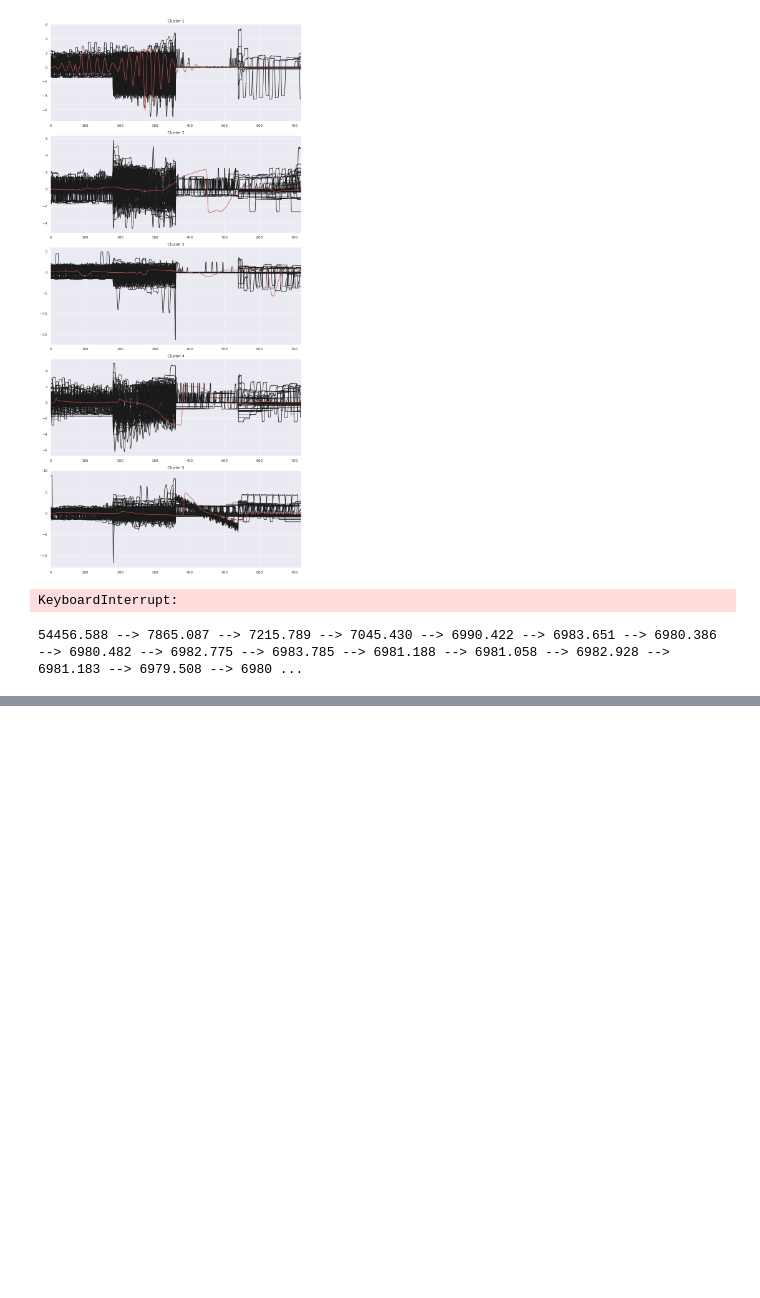
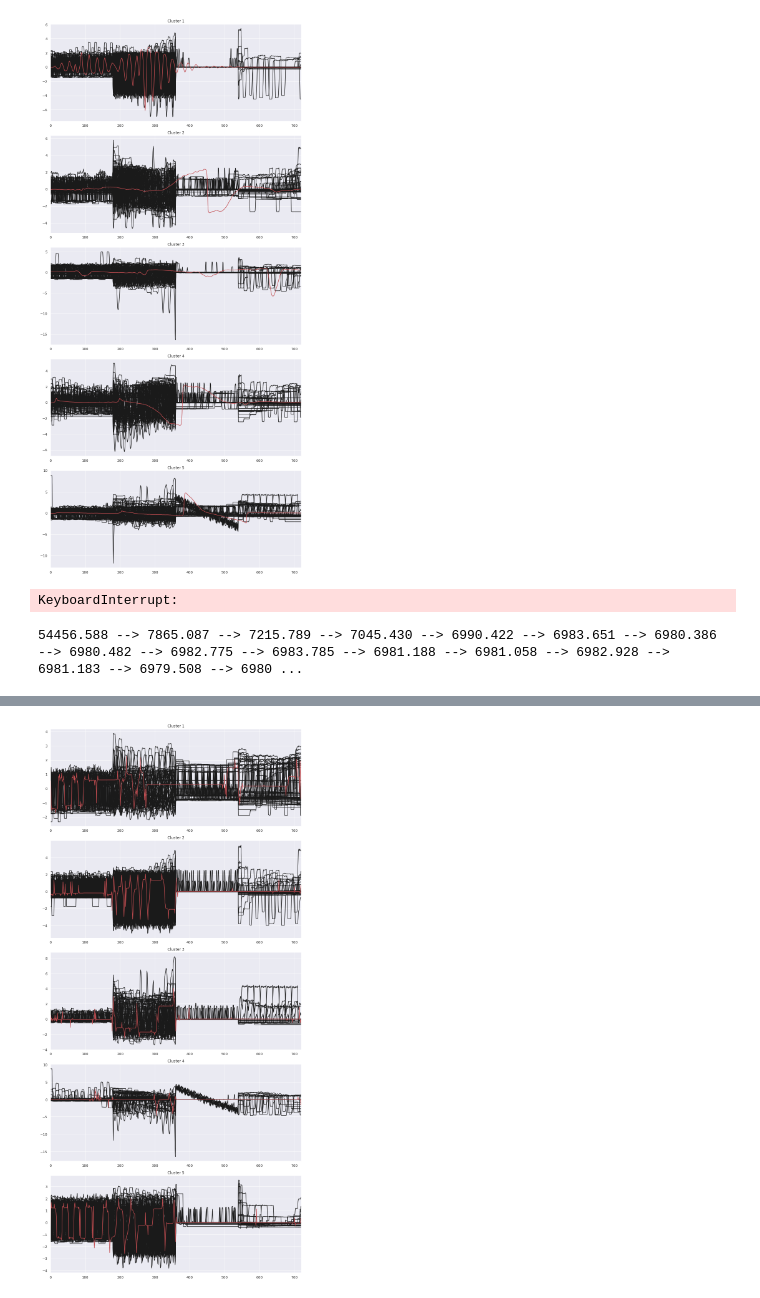
Before and after one commit to rodrigorivera/nr_clustering, a Jupyter notebook: notebooks/clustering_methods_nikita_ts.ipynb, the cells around one changed output, grey strips where cells are left out. Saved outputs shown, nothing was run; the diff lists cells and outputs as text; code cells hidden in the pictures; blank space fills up the shorter version.

```diff
--- a/notebooks/clustering_methods_nikita_ts.ipynb
+++ b/notebooks/clustering_methods_nikita_ts.ipynb
@@ -162,5 +172,7 @@ plt.boxplot(scores)
 # %%
-plot_data(sdtw_km, X_train, y_pred, sz, sdtw_km.n_clusters, centroid=True)
+plot_data(sdtw_km, X_train[:500], y_pred[:500], sz, sdtw_km.n_clusters, centroid=True)
+# %% [output]
+[figure, added]
 # %%
 from tslearn import metrics
 import pandas as pd
```
Also changed, not shown: parts of 2 cells of this notebook.
